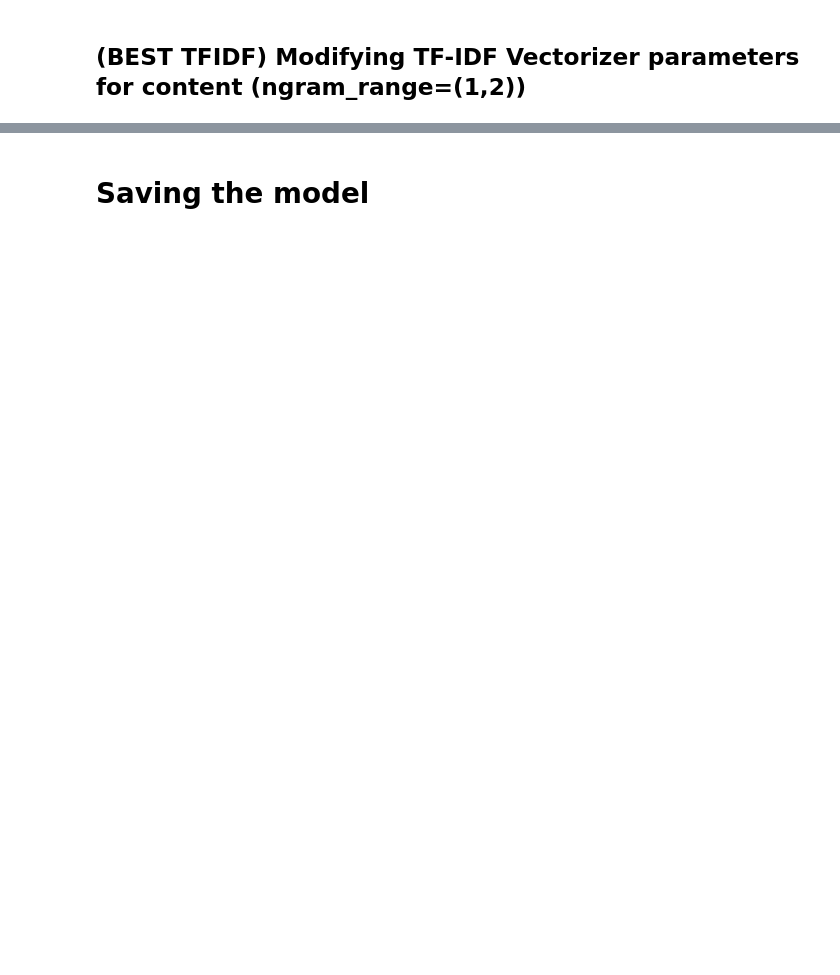
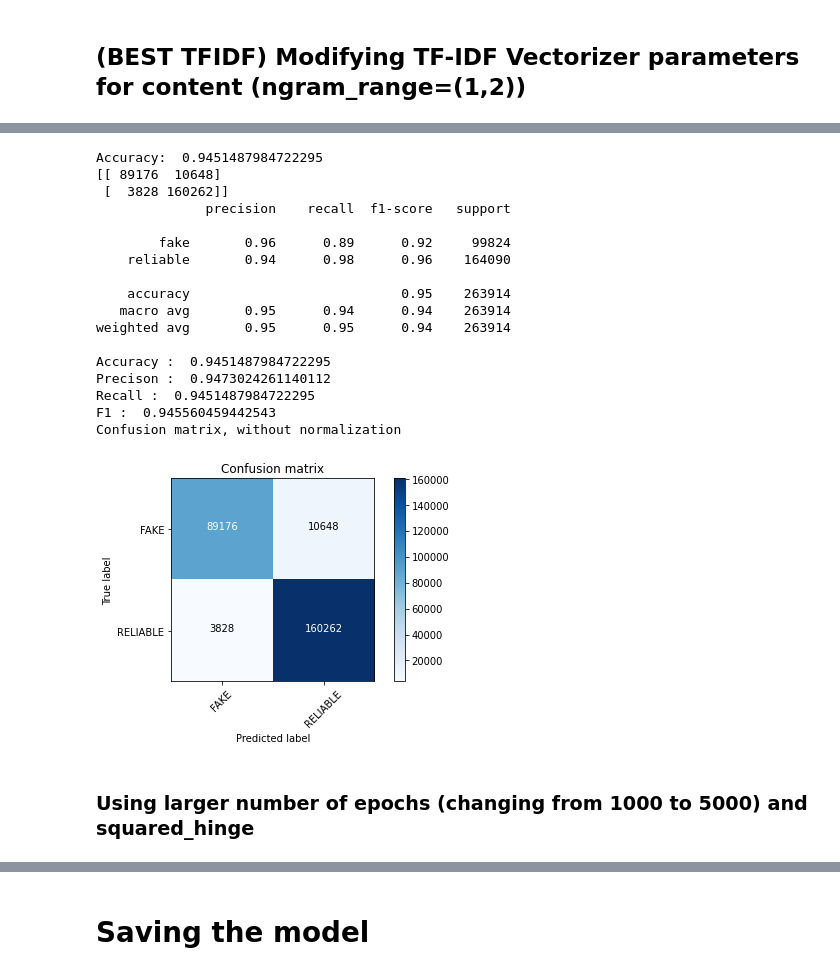
Before and after one commit to CS3244-MachineLearning-Project-AY2021/Fake_News_Detection, a Jupyter notebook: Jerry/Combined_Content_SVM.ipynb, the cells around one changed output, grey strips where cells are left out. Cells and saved outputs as stored; diff of their text form; code cells hidden in the pictures; blank space fills up the shorter version.

```diff
--- a/Jerry/Combined_Content_SVM.ipynb
+++ b/Jerry/Combined_Content_SVM.ipynb
@@ -389,0 +541,35 @@ Confusion matrix, without normalization
+# %%
+from sklearn.linear_model import PassiveAggressiveClassifier
+
+pa_model_test5 = Pipeline([('tfidf', TfidfVectorizer(ngram_range=(1,2))), ('passive_aggressive', PassiveAggressiveClassifier(n_iter_no_change=50, max_iter=5000))])
+# %%
+from sklearn import metrics
+
+pa_model_test5.fit(X_train, Y_train)
+pa_pred_test5 = pa_model_test5.predict(X_test)
+pa_score_test5 = metrics.accuracy_score(Y_test, pa_pred_test5)
+print("Accuracy: ", pa_score_test5)
+pa_cm_test5 = metrics.confusion_matrix(Y_test, pa_pred_test5)
+print_metrices(pa_pred_test5, Y_test)
+plot_confusion_matrix(pa_cm_test5, classes=['FAKE', 'RELIABLE'])
+# %% [output]
+Accuracy:  0.9451487984722295
+[[ 89176  10648]
+ [  3828 160262]]
+              precision    recall  f1-score   support
+
+        fake       0.96      0.89      0.92     99824
+    reliable       0.94      0.98      0.96    164090
+
+    accuracy                           0.95    263914
+   macro avg       0.95      0.94      0.94    263914
+weighted avg       0.95      0.95      0.94    263914
+
+Accuracy :  0.9451487984722295
+Precison :  0.9473024261140112
+Recall :  0.9451487984722295
+F1 :  0.945560459442543
+Confusion matrix, without normalization
+[figure, added]
+# %% [markdown]
+### Using larger number of epochs (changing from 1000 to 5000) and squared_hinge
```
Also changed, not shown: parts of 17 cells of this notebook.
